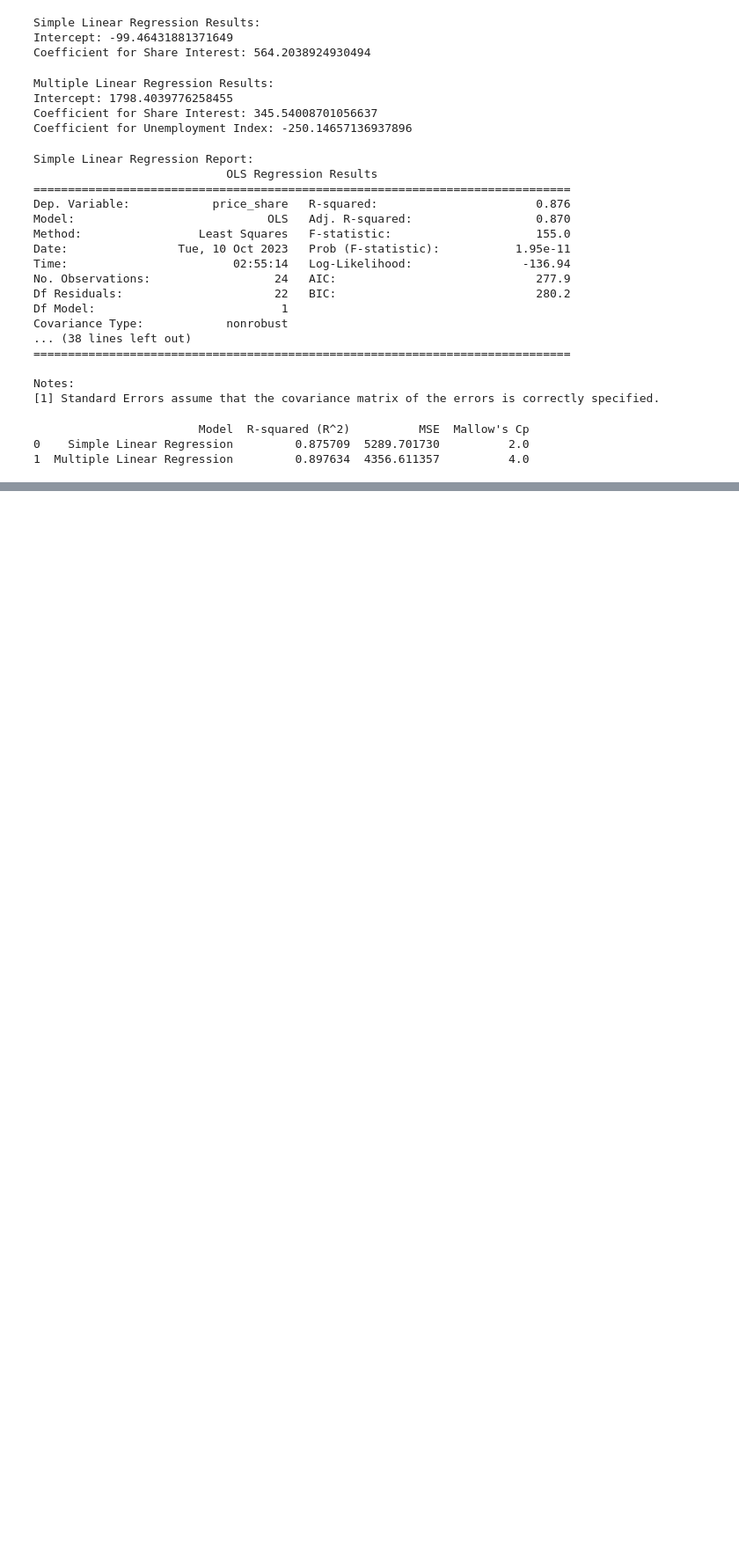
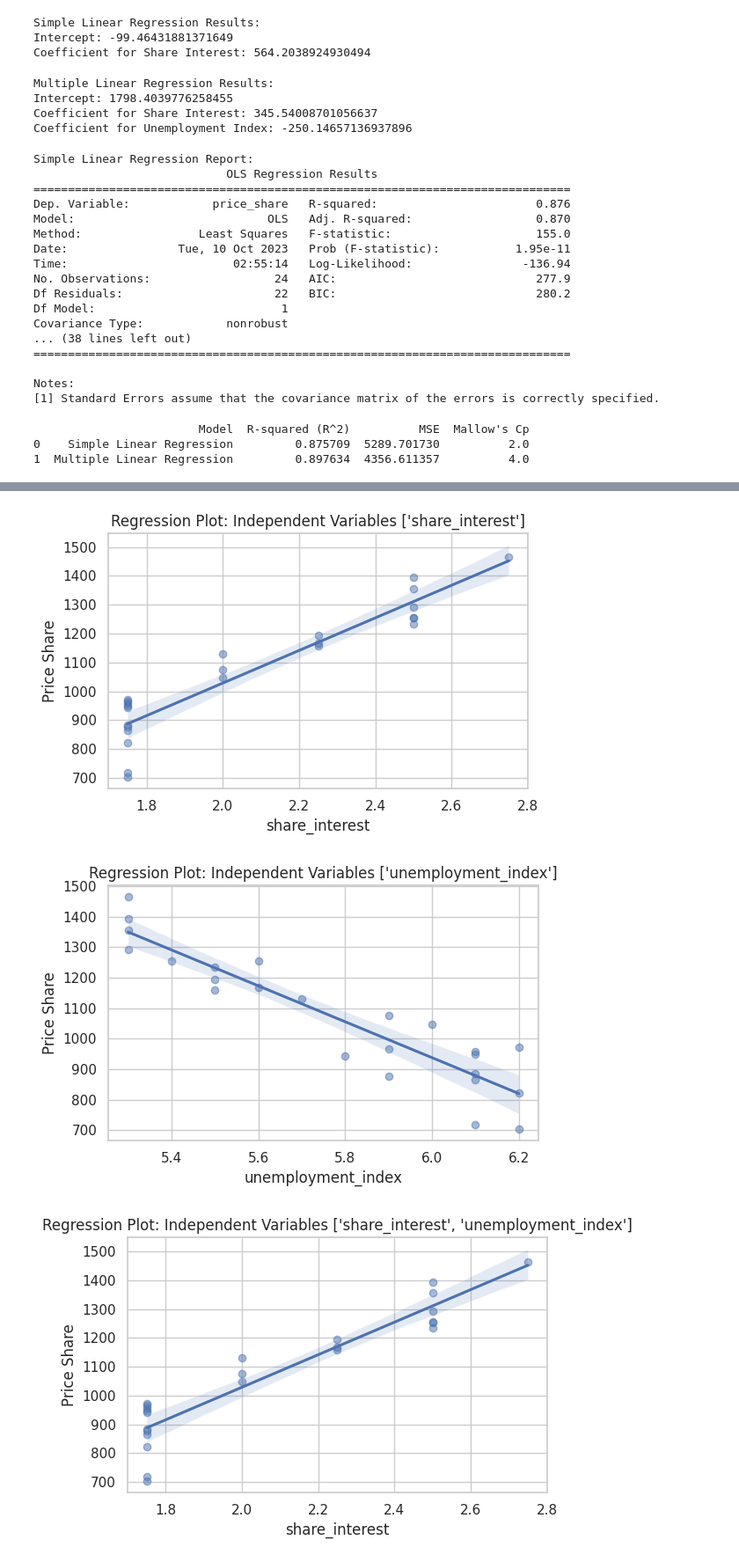
Before and after one commit to Eazlizy/healthcare_company, a Jupyter notebook: onyinyechi_onyemagwam_assignment_2.ipynb, the cells around one changed output, grey strips where cells are left out. Shown at 88% size. Drawn from its saved outputs; the diff is of its cells as text; code cells hidden in the pictures; blank space fills up the shorter version.

```diff
--- a/onyinyechi_onyemagwam_assignment_2.ipynb
+++ b/onyinyechi_onyemagwam_assignment_2.ipynb
@@ -242,0 +337,24 @@ print(summary_df)
+# %%
+import seaborn as sns
+import pandas as pd
+import matplotlib.pyplot as plt
+
+independent_variables = [['share_interest'], ['unemployment_index'], ['share_interest', 'unemployment_index']]
+
+for iv in independent_variables:
+    X = df[iv]
+    y = df['price_share']
+
+    plt.figure(figsize=(6, 4))
+
+    sns.regplot(x=iv[0], y='price_share', data=df, scatter_kws={"alpha":0.5})
+    plt.xlabel(iv[0])
+    plt.ylabel('Price Share')
+    plt.title(f'Regression Plot: Independent Variables {iv}')
+
+    plt.tight_layout()
+    plt.show()
+# %% [output]
+[figure, added]
+[figure, added]
+[figure, added]
```
Also changed, not shown: parts of 4 cells of this notebook.
